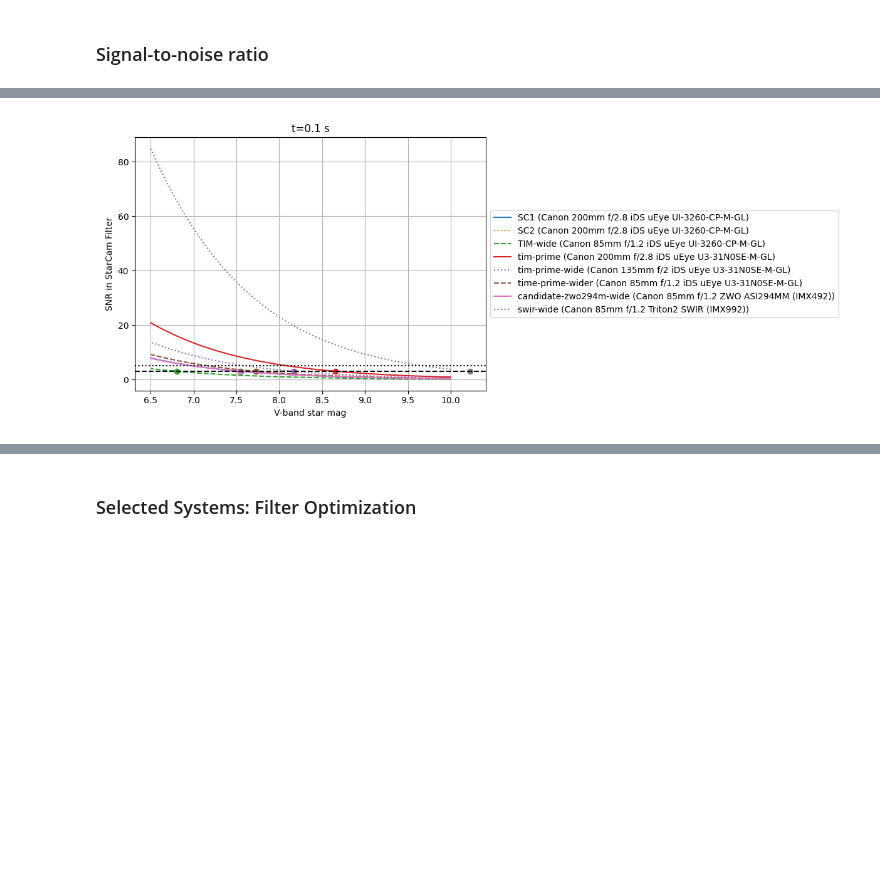
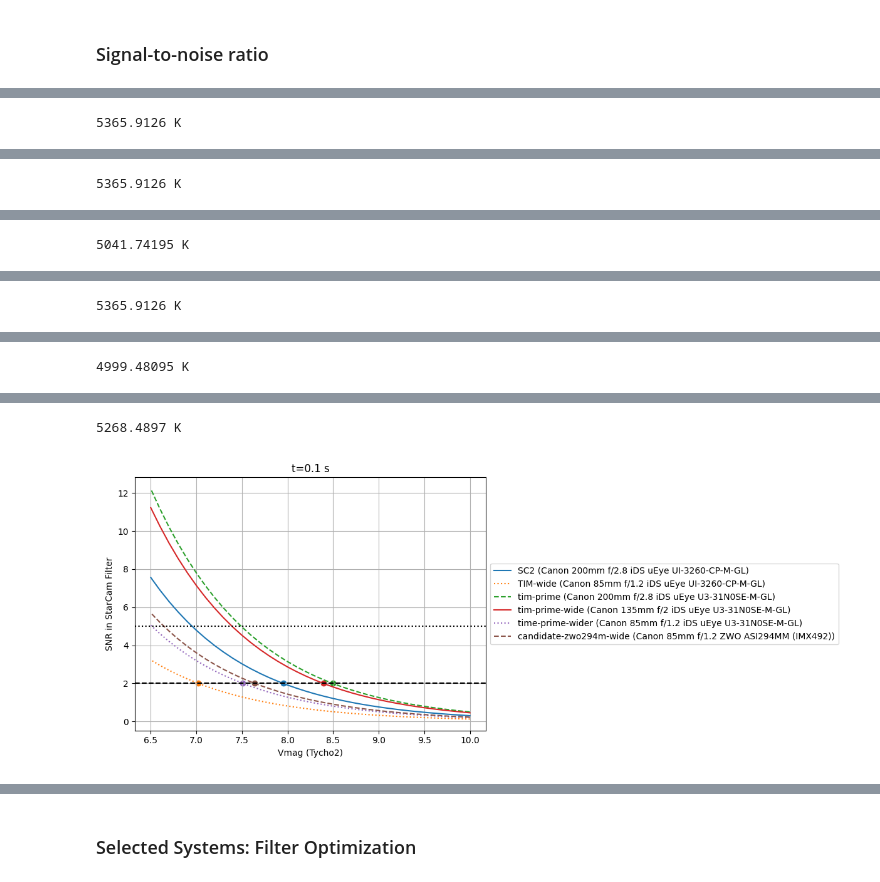
Before and after one commit to evanmayer/starcam-sim, a Jupyter notebook: starcam_trade_study.ipynb, the cells around one changed output, grey strips where cells are left out. Saved outputs shown, nothing was run; the diff lists cells and outputs as text; code cells hidden in the pictures; blank space fills up the shorter version.

```diff
--- a/starcam_trade_study.ipynb
+++ b/starcam_trade_study.ipynb
@@ -25,12 +28,19 @@ Could not import regions, which is required for some of the functionalities of t
 # %% [markdown]
 Rapidly explore different combinations of sensors, lenses, and filters to build the optimal star camera.
 # %%
-lambd = np.arange(400, 1805, 5) * u.nm
+lambd = np.arange(400, 1205, 5) * u.nm
+
+# filter library
+# Tycho2 V
+lambd_dat, tau = np.genfromtxt('./TYCHO_TYCHO.V.dat', dtype=float, unpack=True)
+lambd_dat = (lambd_dat * u.angstrom).to(u.nm)
+F0 = (3.99504e-9 * u.erg / u.s / u.cm**2 / u.angstrom).to(u.W / u.cm**2 / u.um)
+tycho_v = Filter(F0, tau_table=InterpolatableTable(lambd_dat, tau), name='Tycho V')
+
 # A good initial guess
 F0 = 1.2e-12 * u.W / (u.cm**2) / u.um # I-band, McLean 2008, Table 9.4
+nofilter = Filter(F0)
 
-# filter library
-nofilter = Filter(F0)
 red620 = Filter(
     F0,
     tau_table=InterpolatableTable(lambd, get_filter_transmission(lambd, center=620*u.nm, width=7*u.nm, max_transmission=0.9)),
@@ -305,7 +315,7 @@ cam_swir_wide = StarCamera(triton2_swir, canon_85_12, black850, name='swir-wide'
 cam_swir_ultrawide = StarCamera(triton2_swir, canon_50_12, black850, name='swir-ultrawide')
 
 cams = [
-    SC1,
+    # SC1,
     SC2,
     tim_wide,
     tim_prime,
@@ -320,7 +330,7 @@ cams = [
     # cam_qhy533m,
     # cam_qhy183m,
     # cam_swir,
-    cam_swir_wide,
+    # cam_swir_wide,
     # cam_swir_ultrawide,
     # cam_guide
 ]
@@ -525,6 +530,6 @@ fig.tight_layout()
 # %%
-# # Update the zero-point fluxes based on the stars in field and filters in use:
-# for cam in cams:
-#     F0_new = get_zero_point_flux(lambd, region, cam.fov[0], cam.fov[1], cam.filter)
-#     print(F0_new)
-#     cam.filter.zero_point_flux = F0_new
+# Update the zero-point fluxes based on the stars in field and filters in use:
+for cam in cams:
+    F0_new = get_zero_point_flux(lambd, region, cam.fov[0], cam.fov[1], cam.filter)
+    print(F0_new)
+    cam.filter.zero_point_flux = F0_new
@@ -535,22 +553,27 @@ fig, ax = plt.subplots(figsize=(12,5))
 linestyles = ['-', ':', '--']
 
 t_exp = 0.1 * u.s
-mags = np.arange(10., 6.4, -0.1)
-snr_limit = 3
+mags_Vtyc = np.arange(10., 6.4, -0.1)
+snr_limit = 2
 limiting_mags = {}
 for i, cam in enumerate(cams):
+    # convert tycho mags into our filter system mags for SNR calc in our filters
+    Teff = get_median_Teff(region, cam.fov[0], cam.fov[1])
+    print(Teff)
+    model_curve = get_model_flux_density(Teff)
+    mags = get_equivalent_mag(lambd, mags_Vtyc, tycho_v, cam.filter, model_curve)
     snrs = []
     for mag in mags:
         snrs.append(simple_snr_spectral(t_exp, lambd, mag, cam))
-    l, = ax.plot(mags, snrs, label=f'{cam.name} ({cam.lens.name} {cam.sensor.name})', linestyle=linestyles[i%len(linestyles)])
+    l, = ax.plot(mags_Vtyc, snrs, label=f'{cam.name} ({cam.lens.name} {cam.sensor.name})', linestyle=linestyles[i%len(linestyles)])
 
-    limiting_mag = calc_limiting_mag(snr_limit, mags, np.array(snrs))
+    limiting_mag = calc_limiting_mag(snr_limit, mags_Vtyc, np.array(snrs))
     ax.scatter(limiting_mag, snr_limit, color=l.get_color())
     limiting_mags[cam] = limiting_mag
 
 ax.axhline(snr_limit, linestyle='--', color='k')
 ax.axhline(5, linestyle=':', color='k')
-ax.set_xlabel('V-band star mag')
+ax.set_xlabel('Vmag (Tycho2)')
 ax.set_ylabel('SNR in StarCam Filter')
 ax.set_title(f't={t_exp:0.1f}')
 ax.grid()
@@ -559,0 +584 @@ fig.tight_layout()
+5365.9126 K
@@ -559,0 +586 @@ fig.tight_layout()
+5365.9126 K
@@ -559,0 +588 @@ fig.tight_layout()
+5041.74195 K
@@ -559,0 +590 @@ fig.tight_layout()
+5365.9126 K
@@ -559,0 +592 @@ fig.tight_layout()
+4999.48095 K
@@ -560,4 +594,5 @@ fig.tight_layout()
+5268.4897 K
-[figure, old version]
+[figure, new version]
 # %%
 # Create a CDF heatmap in mag/fov-space for the number of stars in the catalog
 magbins = np.arange(5, 10.1, 0.1)
```
Also changed, not shown: parts of 14 cells of this notebook.
